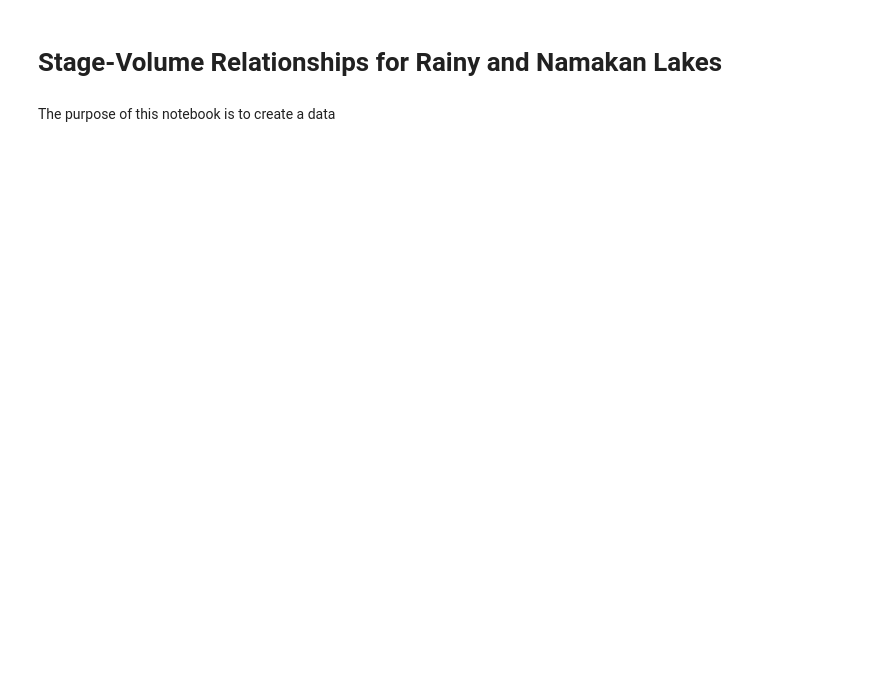
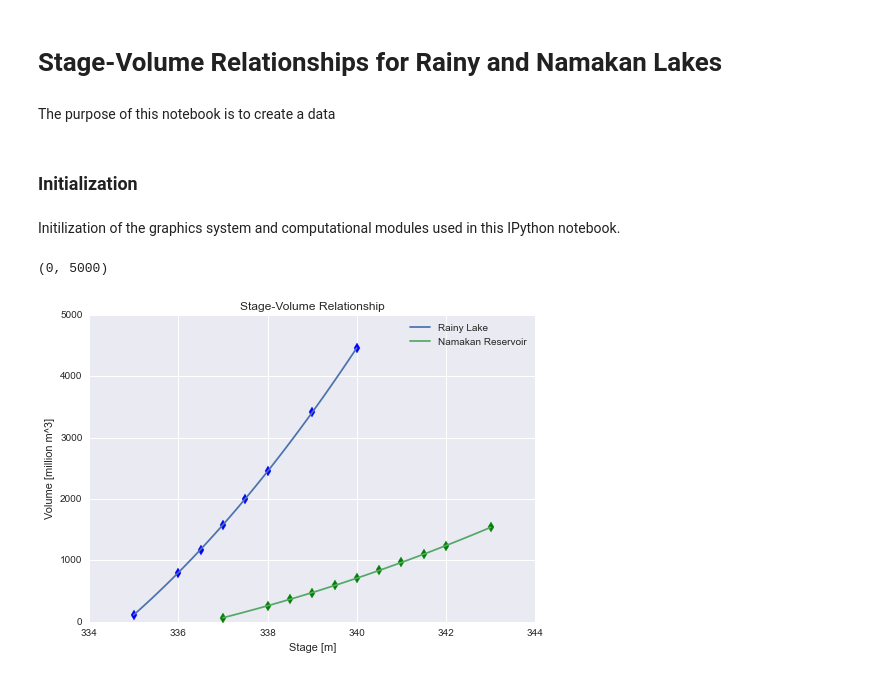
Before and after one commit to kmcgarry7/Rainy-Lake-Hydrology, a Jupyter notebook: Stage-Volume_Relationships.ipynb, the cells around one changed output. Cells and saved outputs as stored; diff of their text form; code cells hidden in the pictures; blank space fills up the shorter version.

```diff
--- a/Stage-Volume_Relationships.ipynb
+++ b/Stage-Volume_Relationships.ipynb
@@ -8,0 +5,4 @@ HTML(open("styles/custom.css", "r").read())
+# %% [markdown]
+### Initialization
+# %% [markdown]
+Initilization of the graphics system and computational modules used in this IPython notebook.
@@ -8,0 +49,40 @@ HTML(open("styles/custom.css", "r").read())
+# %%
+dataNL = pd.DataFrame(
+        [[337.0,  65.33],
+        [338.0,  259.95],
+        [338.5,  364.20],
+        [339.0,  475.58],
+        [339.5,  592.46],
+        [340.0,  712.28],
+        [340.5,  836.56],
+        [341.0,  966.17],
+        [341.5, 1099.79],
+        [342.0, 1239.68],
+        [343.0, 1540.75]],
+    columns = ['stage','volume'])
+# %%
+volumeRL = np.poly1d(np.polyfit(dataRL['stage'],dataRL['volume'],2))
+volumeNL = np.poly1d(np.polyfit(dataNL['stage'],dataNL['volume'],2))
+
+axes = dataRL.plot(x='stage', y='volume', kind='scatter', s=50, color='b', marker='d')
+plt.hold(True)
+
+hRL = np.linspace(dataRL['stage'].min(),dataRL['stage'].max())
+plt.plot(hRL,volumeRL(hRL))
+
+hNL = np.linspace(dataNL['stage'].min(),dataNL['stage'].max())
+plt.plot(hNL,volumeNL(hNL))
+
+dataNL.plot(x='stage',y='volume', kind='scatter', s=50, color='g', marker='d', ax = axes)
+
+plt.hold(False)
+
+plt.xlabel('Stage [m]')
+plt.ylabel('Volume [million m^3]')
+plt.title('Stage-Volume Relationship')
+plt.legend(['Rainy Lake','Namakan Reservoir'])
+plt.xlim([334,344])
+plt.ylim([0,5000])
+# %% [output]
+(0, 5000)
+[figure, added]
```
Also changed, not shown: parts of 7 cells of this notebook, 4 other files.
